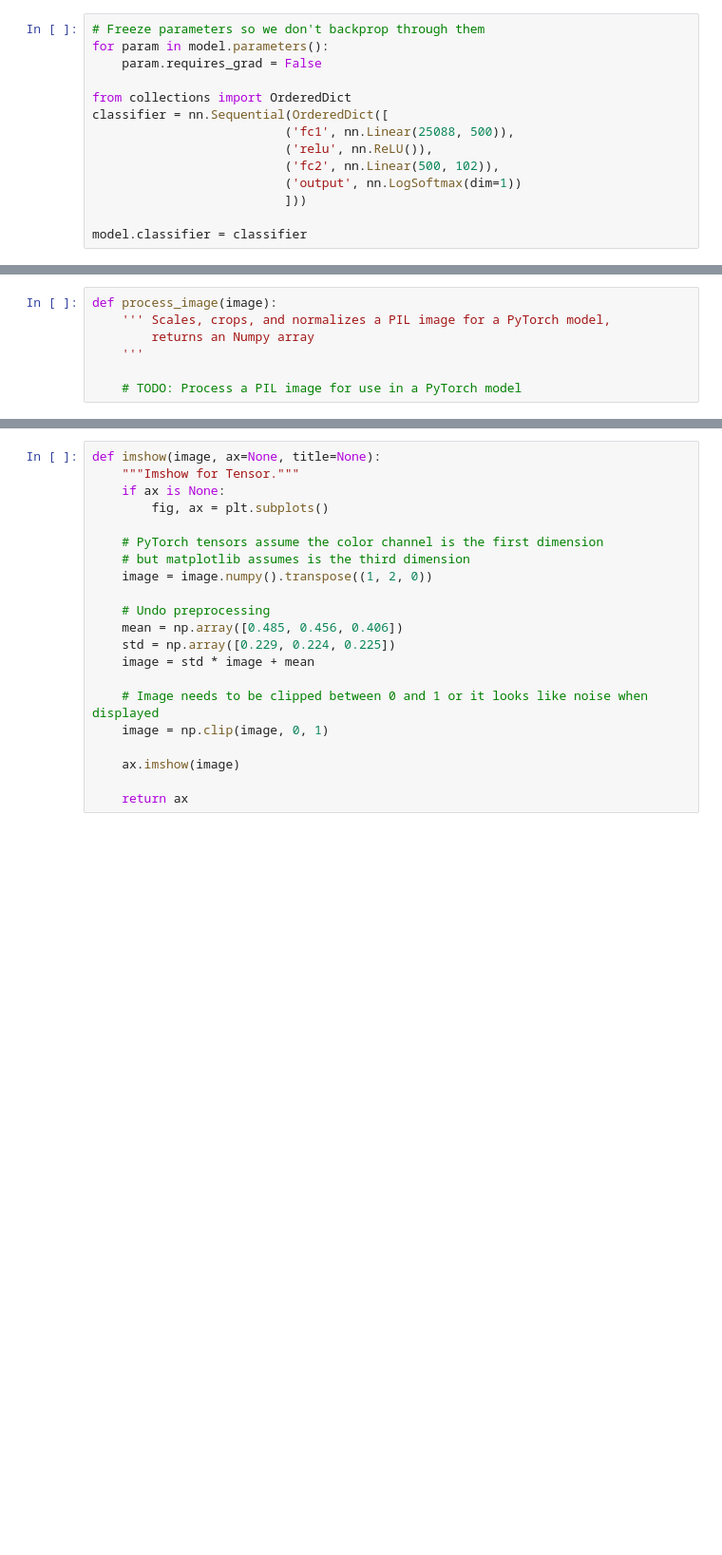
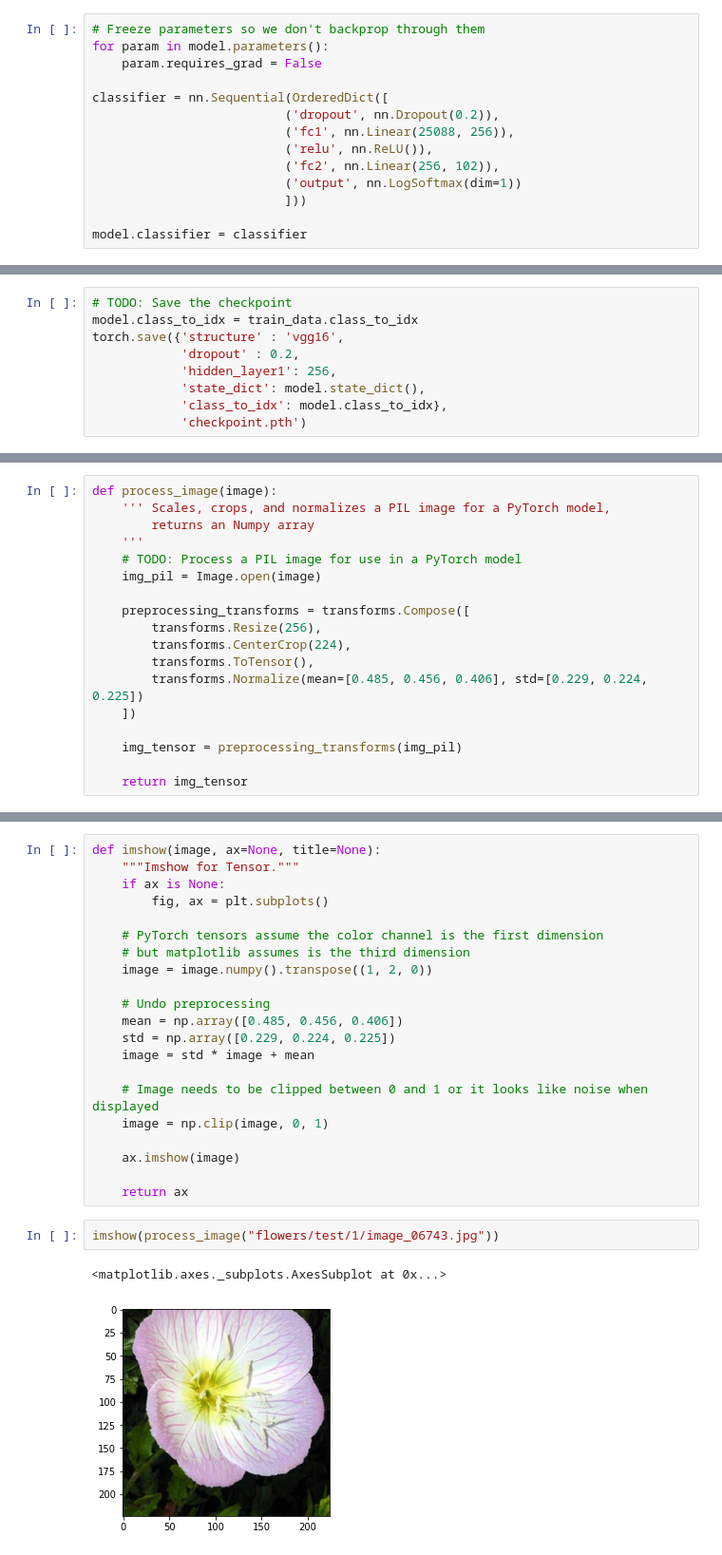
Before and after one commit to dguevar1/image_classifier, a Jupyter notebook: Image Classifier Project.ipynb, the cells around one changed output, grey strips where cells are left out. Shown at 95% size. Drawn from its saved outputs; the diff is of its cells as text; blank space fills up the shorter version.

Commit message:
feat: Updated notebook with sanity check.
This commit updates the notebook with sanity check.

Resolves: #20

```diff
--- a/Image Classifier Project.ipynb
+++ b/Image Classifier Project.ipynb
@@ -117,11 +120,11 @@ VGG(
 for param in model.parameters():
     param.requires_grad = False
 
-from collections import OrderedDict
 classifier = nn.Sequential(OrderedDict([
-                          ('fc1', nn.Linear(25088, 500)),
+                          ('dropout', nn.Dropout(0.2)),
+                          ('fc1', nn.Linear(25088, 256)),
                           ('relu', nn.ReLU()),
-                          ('fc2', nn.Linear(500, 102)),
+                          ('fc2', nn.Linear(256, 102)),
                           ('output', nn.LogSoftmax(dim=1))
                           ]))
 
@@ -174,0 +287,9 @@ Remember that you'll want to completely rebuild the model later so you can use i
+# %%
+# TODO: Save the checkpoint
+model.class_to_idx = train_data.class_to_idx
+torch.save({'structure' : 'vgg16',
+            'dropout' : 0.2,
+            'hidden_layer1': 256,
+            'state_dict': model.state_dict(),
+            'class_to_idx': model.class_to_idx},
+            'checkpoint.pth')
@@ -209,8 +404,19 @@ def process_image(image):
     ''' Scales, crops, and normalizes a PIL image for a PyTorch model,
         returns an Numpy array
     '''
+    # TODO: Process a PIL image for use in a PyTorch model
+    img_pil = Image.open(image)
 
-    # TODO: Process a PIL image for use in a PyTorch model
+    preprocessing_transforms = transforms.Compose([
+        transforms.Resize(256),
+        transforms.CenterCrop(224),
+        transforms.ToTensor(),
+        transforms.Normalize(mean=[0.485, 0.456, 0.406], std=[0.229, 0.224, 0.225])
+    ])
+
+    img_tensor = preprocessing_transforms(img_pil)
+
+    return img_tensor
 # %% [markdown]
 To check your work, the function below converts a PyTorch tensor and displays it in the notebook. If your `process_image` function works, running the output through this function should return the original image (except for the cropped out portions).
 # %%
@@ -234,6 +440,11 @@ def imshow(image, ax=None, title=None):
     ax.imshow(image)
 
     return ax
+# %%
+imshow(process_image("flowers/test/1/image_06743.jpg"))
+# %% [output]
+<matplotlib.axes._subplots.AxesSubplot at 0x...>
+[figure, added]
 # %% [markdown]
 ## Class Prediction
 
```
Also changed, not shown: parts of 15 cells of this notebook, 1 other file.
